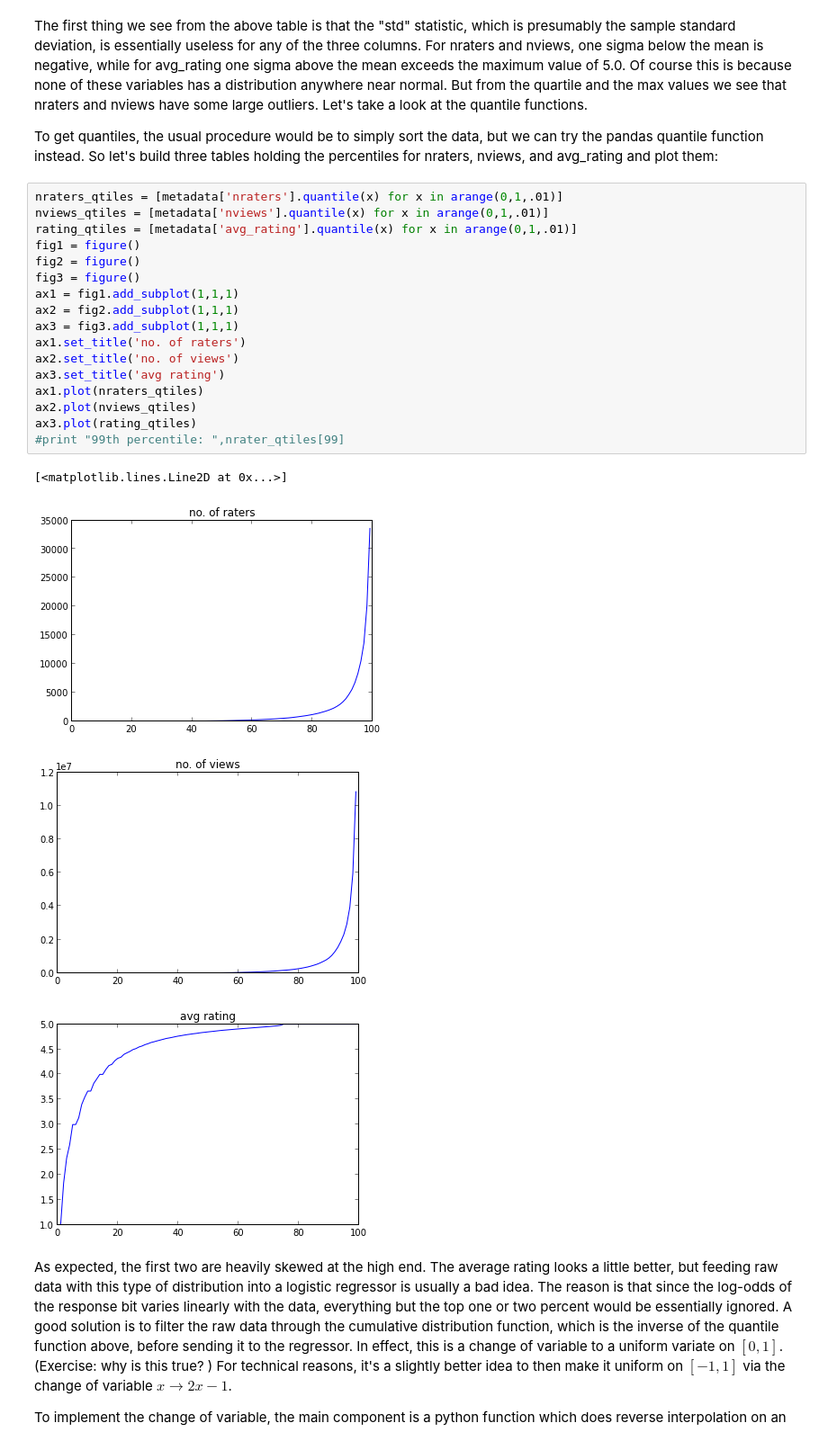
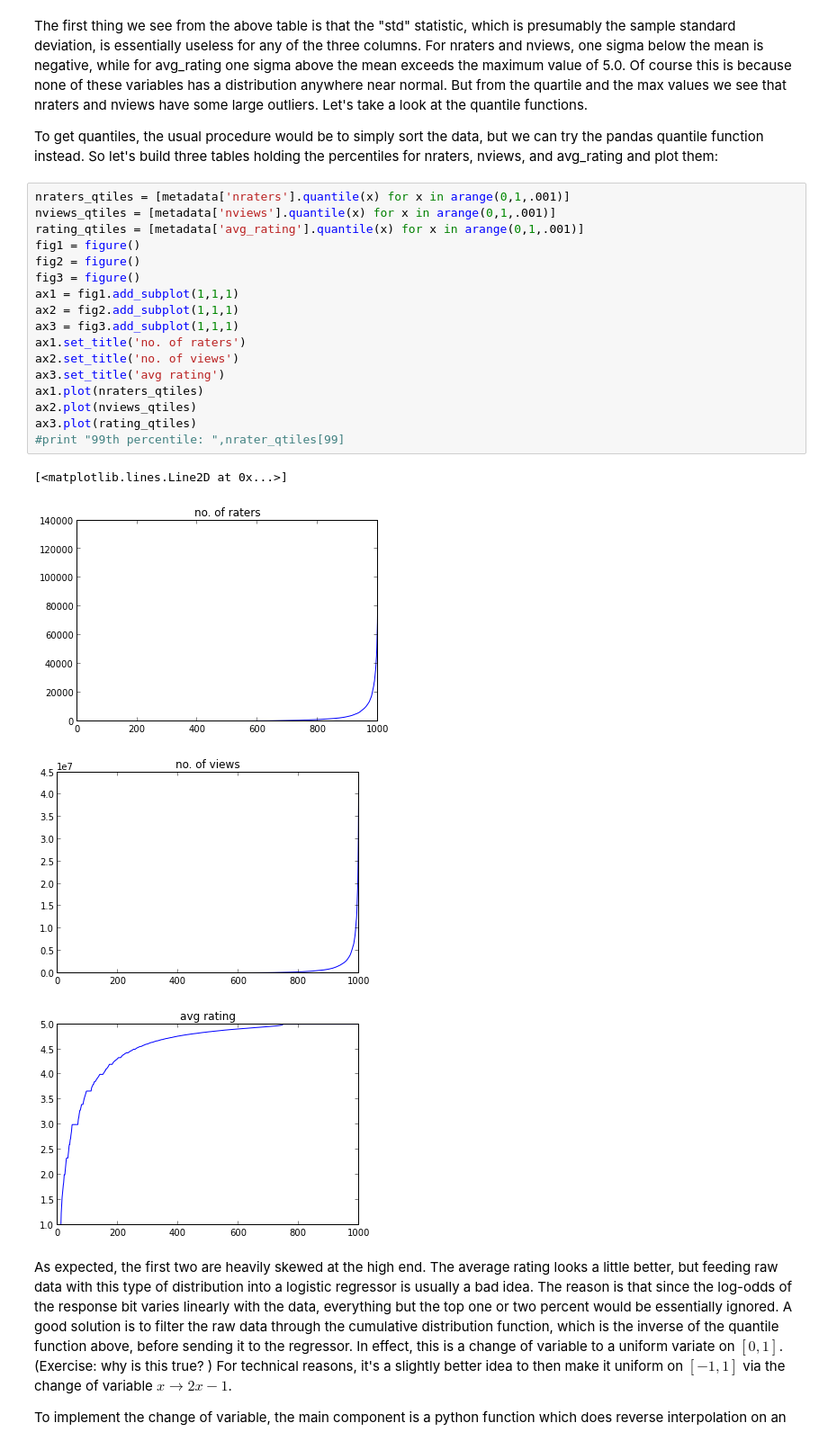
Before and after one commit to dmgoldschmidt/code, a Jupyter notebook: Course_Notes_scratch.ipynb, the cells around one changed output. Shown: that part at 90% size. Cells and saved outputs as stored; diff of their text form.

```diff
--- a/Course_Notes_scratch.ipynb
+++ b/Course_Notes_scratch.ipynb
@@ -703,27 +703,27 @@ The first thing we see from the above table is that the "std" statistic, which i
 
 To get quantiles, the usual procedure would be to simply sort the data, but we can try the pandas quantile function instead. So let's build three tables holding the percentiles for nraters, nviews, and avg_rating and plot them:
 # %%
-nraters_qtiles = [metadata['nraters'].quantile(x) for x in arange(0,1,.01)]
-nviews_qtiles = [metadata['nviews'].quantile(x) for x in arange(0,1,.01)]
-rating_qtiles = [metadata['avg_rating'].quantile(x) for x in arange(0,1,.01)]
+nraters_qtiles = [metadata['nraters'].quantile(x) for x in arange(0,1,.001)]
+nviews_qtiles = [metadata['nviews'].quantile(x) for x in arange(0,1,.001)]
+rating_qtiles = [metadata['avg_rating'].quantile(x) for x in arange(0,1,.001)]
 fig1 = figure()
 fig2 = figure()
 fig3 = figure()
 ax1 = fig1.add_subplot(1,1,1)
 ax2 = fig2.add_subplot(1,1,1)
 ax3 = fig3.add_subplot(1,1,1)
 ax1.set_title('no. of raters')
 ax2.set_title('no. of views')
 ax3.set_title('avg rating')
 ax1.plot(nraters_qtiles)
 ax2.plot(nviews_qtiles)
 ax3.plot(rating_qtiles)
 #print "99th percentile: ",nrater_qtiles[99]
 # %% [output]
 [<matplotlib.lines.Line2D at 0x...>]
-[figure, old version]
+[figure, new version]
-[figure, old version]
+[figure, new version]
-[figure, old version]
+[figure, new version]
 # %% [markdown]
 As expected, the first two are heavily skewed at the high end.  The average rating looks a little better, but feeding raw data with this type of distribution into a logistic regressor is usually a bad idea.  The reason is that since the log-odds of the response bit varies linearly with the data, everything but the top one or two percent would be essentially ignored. A good solution is to filter the raw data through the cumulative distribution function, which is the inverse of the quantile function above, before sending it to the regressor.  In effect, this is a change of variable to a uniform variate on $[0,1]$. (Exercise:  why is this true? ) For technical reasons, it's a slightly better idea to then make it uniform on $[-1,1]$ via the change of variable $x\rightarrow 2x-1$.
 
```
Also changed, not shown: parts of 16 cells of this notebook.
